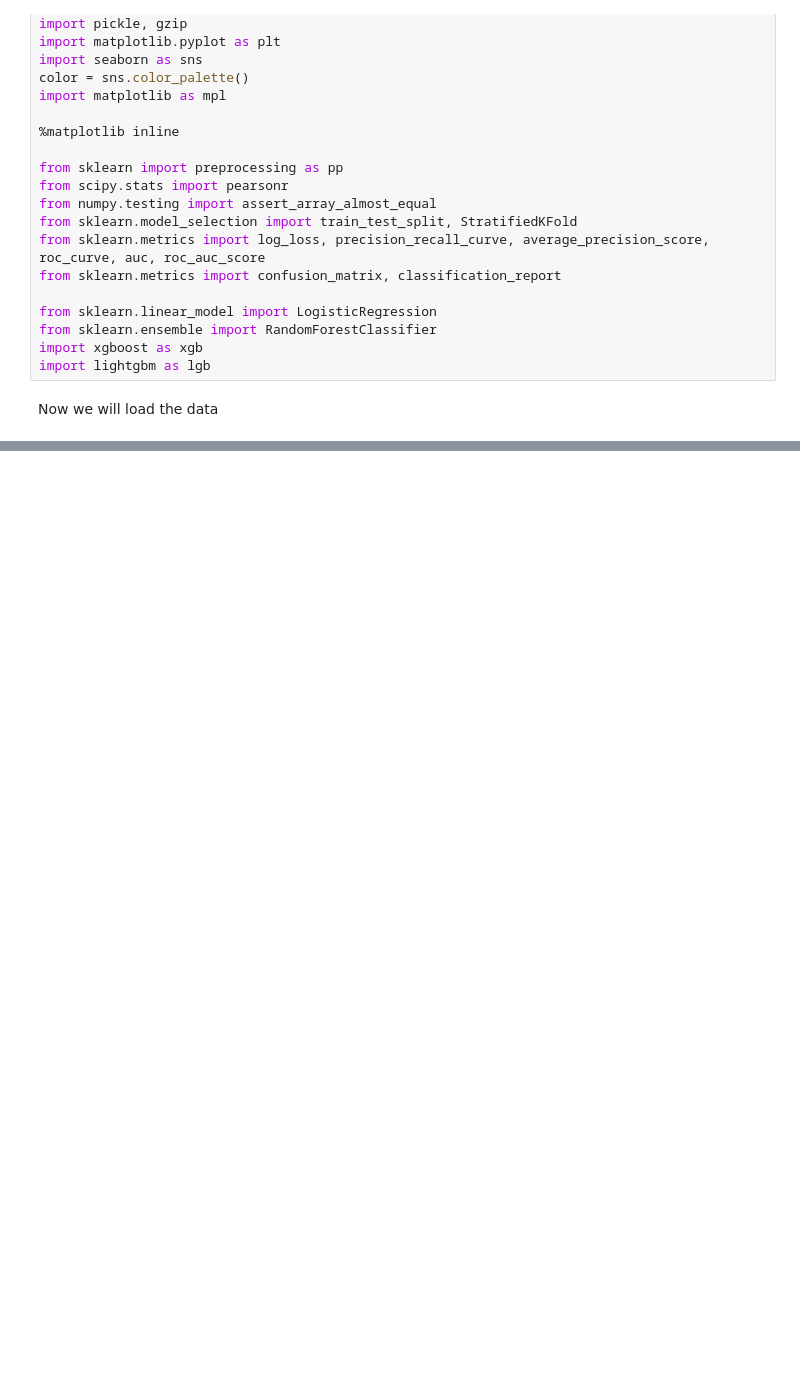
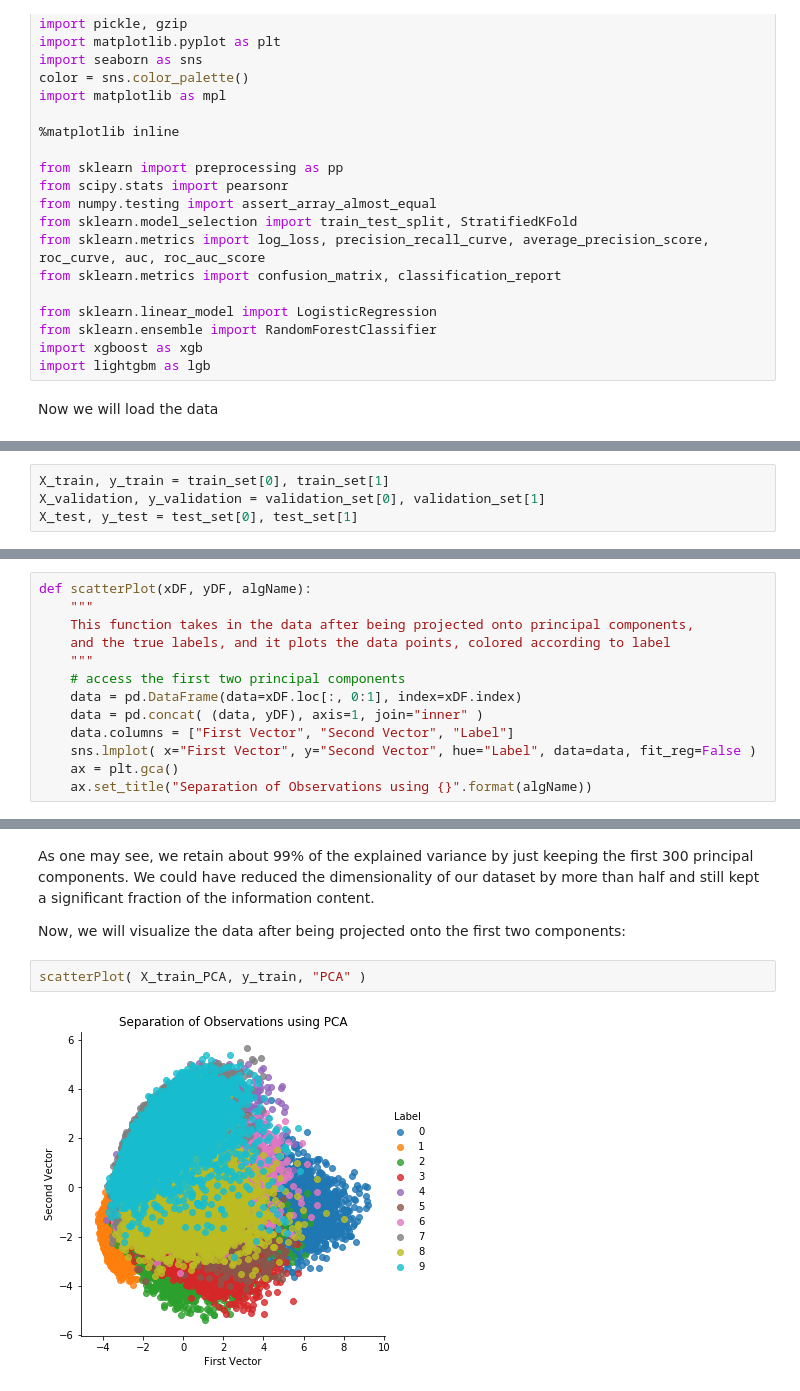
Before and after one commit to andrewhong5297/Unsupervised_Learning, a Jupyter notebook: A Tour of Dimensionality Reduction in Scikit-Learn.ipynb, the cells around one changed output, grey strips where cells are left out. Cells and saved outputs as stored; diff of their text form; blank space fills up the shorter version.

```diff
--- a/A Tour of Dimensionality Reduction in Scikit-Learn.ipynb
+++ b/A Tour of Dimensionality Reduction in Scikit-Learn.ipynb
@@ -41,0 +46,4 @@ Now we will load the data
+# %%
+X_train, y_train = train_set[0], train_set[1]
+X_validation, y_validation = validation_set[0], validation_set[1]
+X_test, y_test = test_set[0], test_set[1]
@@ -41,0 +85,13 @@ Now we will load the data
+# %%
+def scatterPlot(xDF, yDF, algName):
+    """
+    This function takes in the data after being projected onto principal components,
+    and the true labels, and it plots the data points, colored according to label
+    """
+    # access the first two principal components
+    data = pd.DataFrame(data=xDF.loc[:, 0:1], index=xDF.index)
+    data = pd.concat( (data, yDF), axis=1, join="inner" )
+    data.columns = ["First Vector", "Second Vector", "Label"]
+    sns.lmplot( x="First Vector", y="Second Vector", hue="Label", data=data, fit_reg=False )
+    ax = plt.gca()
+    ax.set_title("Separation of Observations using {}".format(algName))
@@ -41,0 +157,8 @@ Now we will load the data
+# %% [markdown]
+As one may see, we retain about 99% of the explained variance by just keeping the first 300 principal components. We could have reduced the dimensionality of our dataset by more than half and still kept a significant fraction of the information content.
+
+Now, we will visualize the data after being projected onto the first two components:
+# %%
+scatterPlot( X_train_PCA, y_train, "PCA" )
+# %% [output]
+[figure, added]
```
Also changed, not shown: parts of 15 cells of this notebook.
